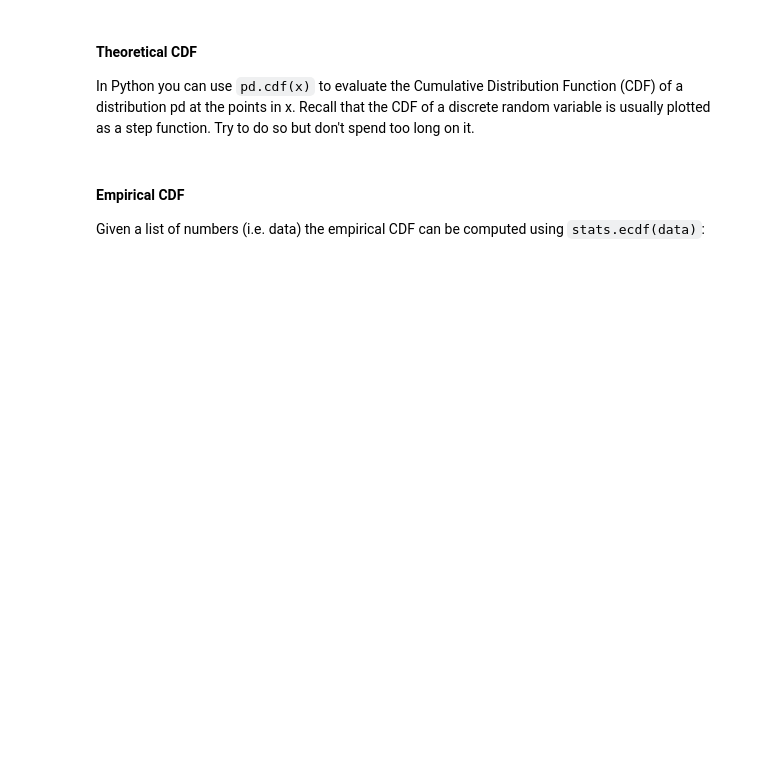
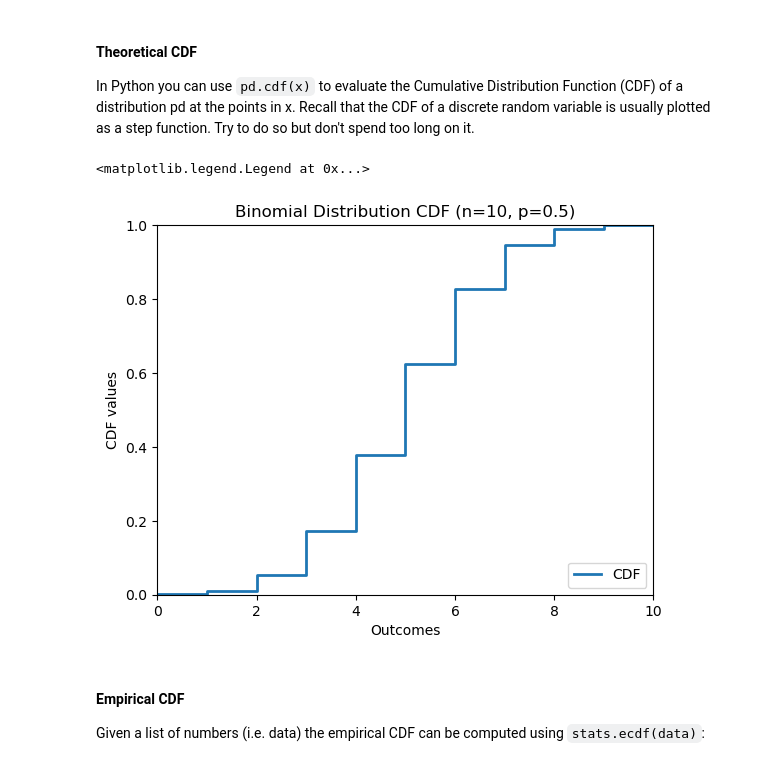
Before and after one commit to Hongze200532/Data-Science, a Jupyter notebook: Applied Statcis_Week 7/worksheet01.ipynb, the cells around one changed output. Saved outputs shown, nothing was run; the diff lists cells and outputs as text; code cells hidden in the pictures; blank space fills up the shorter version.

```diff
--- a/Applied Statcis_Week 7/worksheet01.ipynb
+++ b/Applied Statcis_Week 7/worksheet01.ipynb
@@ -75,3 +144,20 @@ In Python you can use `pd.cdf(x)` to evaluate the Cumulative Distribution Functi
+# %%
+# evaluate and plot the CDF for the binomial distribution specified above:
+cdf_values = ProbDist.cdf(outcomes) # Calculate Cumulative Distribution Function (CDF) for each outcome  P(X ≤ each outcome)
+
+figure,ax = plt.subplots() # Define a new figure and axes
+ax.step(outcomes, cdf_values, where='post', label='CDF', linewidth=2)
+ax.set(
+    xlim = (0, 10),
+    ylim = (0,1),
+    xlabel = 'Outcomes',
+    ylabel = 'CDF values',
+    title = 'Binomial Distribution CDF (n=10, p=0.5)'
+)
+ax.legend(['CDF'], loc = 'lower right')
+# %% [output]
+<matplotlib.legend.Legend at 0x...>
+[figure, added]
 # %% [markdown]
 #### Empirical CDF
 
```
Also changed, not shown: parts of 21 cells of this notebook.
